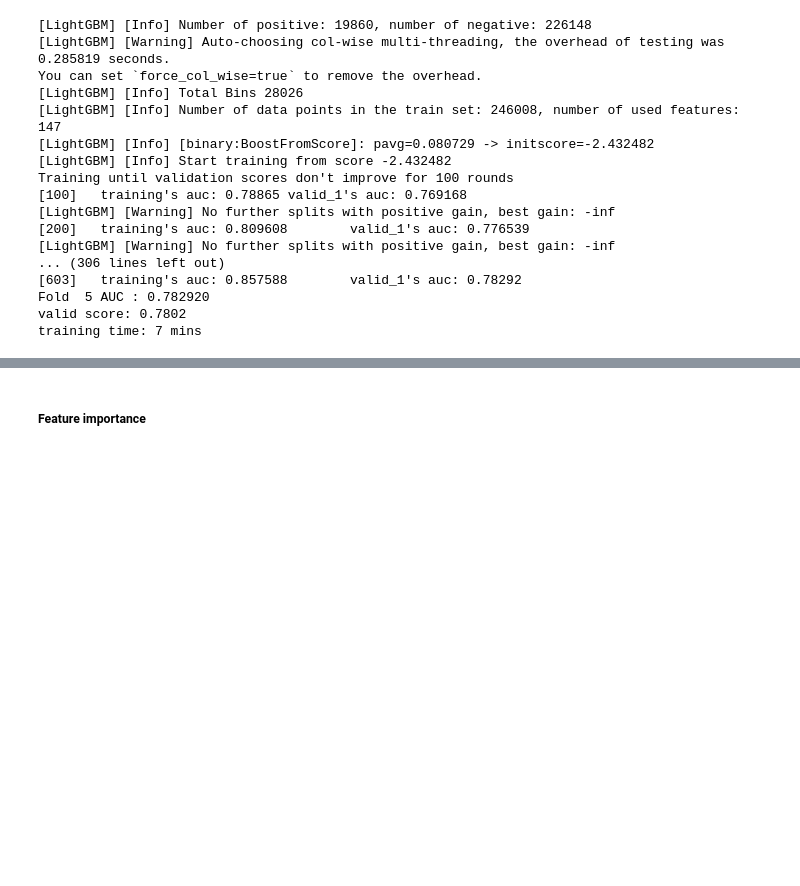
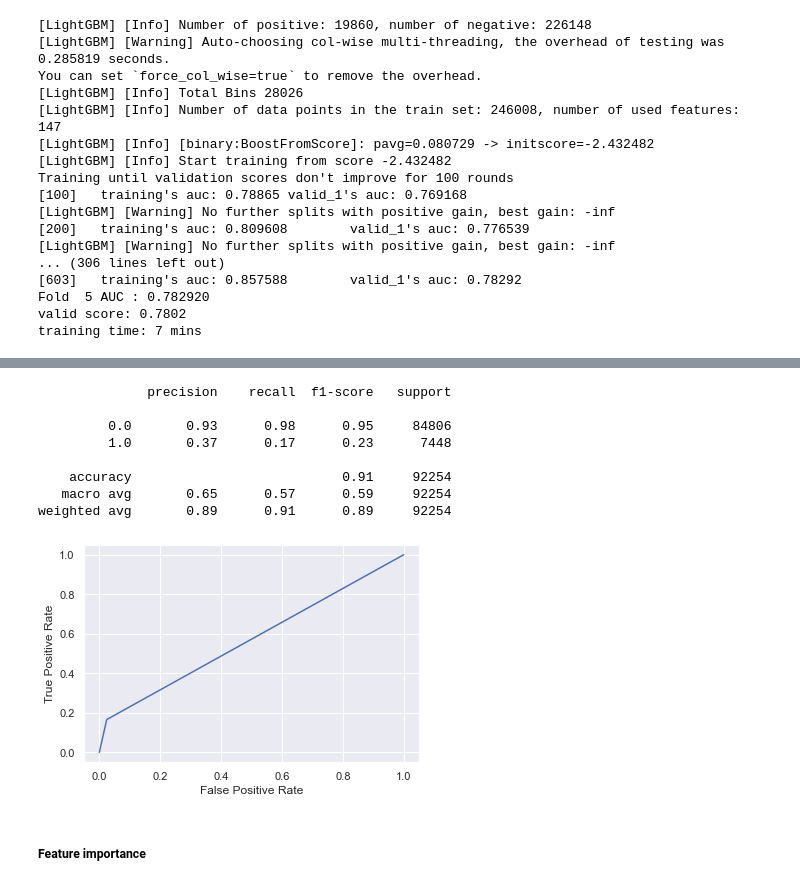
Before and after one commit to Neclis/OC7, a Jupyter notebook: P7_Scoring_00_Martinez_Nicolas.ipynb, the cells around one changed output, grey strips where cells are left out. Saved outputs shown, nothing was run; the diff lists cells and outputs as text; code cells hidden in the pictures; blank space fills up the shorter version.

```diff
--- a/P7_Scoring_00_Martinez_Nicolas.ipynb
+++ b/P7_Scoring_00_Martinez_Nicolas.ipynb
@@ -1452,3 +1478,21 @@ Training until validation scores don't improve for 100 rounds
 Fold  5 AUC : 0.782920
 valid score: 0.7802
 training time: 7 mins
+# %%
+train_data2 = lgb.Dataset(data=X_train2, label=y_train2, categorical_feature=categorical_feats)
+valid_data2 = lgb.Dataset(data=X_test2, label=y_test2)
+param2 = {'application':'binary',
+         'num_iterations':4000,
+         'learning_rate':0.05,
+         'num_leaves':24,
+         'feature_fraction':0.8,
+         'bagging_fraction':0.9,
+         'lambda_l1':0.1,
+         'lambda_l2':0.1,
+         'min_split_gain':0.01,
+         'early_stopping_round':100,
+         'max_depth':7,
+         'min_child_weight':40,
+         'metric':'auc'}
+
+lgb_model = lgb.train(param2, train_data2, valid_sets=[train_data2, valid_data2], verbose_eval=100, categorical_feature=categorical_feats)
@@ -1454,0 +1517,42 @@ training time: 7 mins
+# %%
+y_predict2 = lgb_model.predict(X_train2, num_iteration=lgb_model.best_iteration)
+y_predict_train2 = np.where(y_predict2>0.5,1,0)
+y_predict2 = lgb_model.predict(X_test2, num_iteration=lgb_model.best_iteration)
+y_predict_test2 = np.where(y_predict2>0.5,1,0)
+
+print(classification_report(y_test2,y_predict_test2))
+
+fpr, tpr, _ = roc_curve(y_test2, y_predict_test2)
+roc_display = RocCurveDisplay(fpr=fpr, tpr=tpr).plot()
+plt.show()
+
+precision = precision_score(y_test2,y_predict_test2)
+recall = recall_score(y_test2,y_predict_test2)
+f1 = f1_score(y_test2,y_predict_test2)
+rocauc = roc_auc_score(y_test2,y_predict_test2)
+fn_s = false_negative(y_test2,y_predict_test2)
+model_weighted_fp = weighted_fp(y_test2,y_predict_test2)
+
+model_details_lgb2 = {
+                "name": "LGBM",
+                 "model": lgb_model,
+                "train_accuracy":0,
+                "test_accuracy":0,
+                "train_time": 0,
+                "precision": precision,
+                "recall": recall,
+                "f1": f1,
+                "fn_s": fn_s,
+                "weighted_fp": model_weighted_fp,
+                "rocauc": rocauc
+              }
+# %% [output]
+              precision    recall  f1-score   support
+
+         0.0       0.93      0.98      0.95     84806
+         1.0       0.37      0.17      0.23      7448
+
+    accuracy                           0.91     92254
+   macro avg       0.65      0.57      0.59     92254
+weighted avg       0.89      0.91      0.89     92254
+[figure, added]
```
Also changed, not shown: parts of 28 cells of this notebook.
